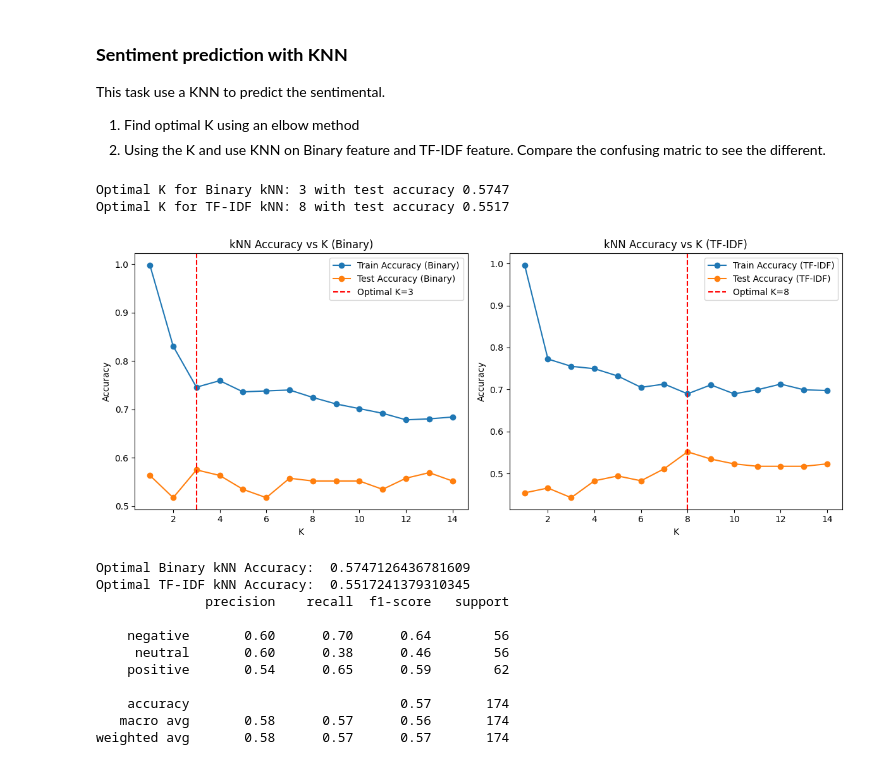
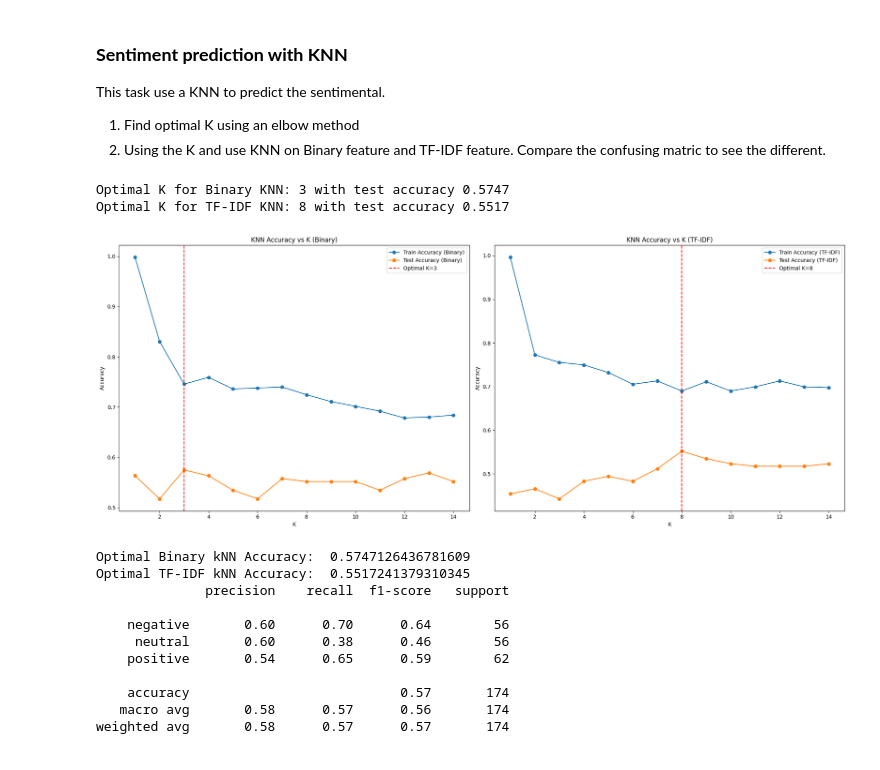
Before and after one commit to christiewong219/Team-5-CS105-Final-Project, a Jupyter notebook: Team_5_Phase_2_3_fixed.ipynb, the cells around one changed output. Cells and saved outputs as stored; diff of their text form; code cells hidden in the pictures.

```diff
--- a/Team_5_Phase_2_3_fixed.ipynb
+++ b/Team_5_Phase_2_3_fixed.ipynb
@@ -576,7 +577,7 @@ X_train_tfidf, X_test_tfidf, y_train_tfidf, y_test_tfidf = train_test_split(
     X_tfidf[mask.values], y_sentiment, test_size=0.25, random_state=RANDOM_STATE, stratify=y_sentiment
 )
 
-#Find the optimal K value for kNN using the elbow method
+#Find the optimal K value for KNN using the elbow method
 k_values = range(1, 15)
 train_accuracies_binary = []
 test_accuracies_binary = []
@@ -587,41 +588,41 @@ for k in k_values:
     knn_bin = KNeighborsClassifier(n_neighbors=k, metric='cosine')
     knn_bin.fit(X_train_bin, y_train_bin)
     train_accuracies_binary.append(knn_bin.score(X_train_bin, y_train_bin))
     test_accuracies_binary.append(knn_bin.score(X_test_bin, y_test_bin))
 
     knn_tfidf = KNeighborsClassifier(n_neighbors=k, metric='cosine')
     knn_tfidf.fit(X_train_tfidf, y_train_tfidf)
     train_accuracies_tfidf.append(knn_tfidf.score(X_train_tfidf, y_train_tfidf))
     test_accuracies_tfidf.append(knn_tfidf.score(X_test_tfidf, y_test_tfidf))
 
 optimal_k_binary = k_values[np.argmax(test_accuracies_binary)]
 optimal_k_tfidf = k_values[np.argmax(test_accuracies_tfidf)]
-print(f"Optimal K for Binary kNN: {optimal_k_binary} with test accuracy {max(test_accuracies_binary):.4f}")
-print(f"Optimal K for TF-IDF kNN: {optimal_k_tfidf} with test accuracy {max(test_accuracies_tfidf):.4f}")
+print(f"Optimal K for Binary KNN: {optimal_k_binary} with test accuracy {max(test_accuracies_binary):.4f}")
+print(f"Optimal K for TF-IDF KNN: {optimal_k_tfidf} with test accuracy {max(test_accuracies_tfidf):.4f}")
 
-plt.figure(figsize=(12, 5))
+plt.figure(figsize=(20, 8))
 plt.subplot(1, 2, 1)
 plt.plot(k_values, train_accuracies_binary, label='Train Accuracy (Binary)', marker='o')
 plt.plot(k_values, test_accuracies_binary, label='Test Accuracy (Binary)', marker='o')
 plt.axvline(optimal_k_binary, color='red', linestyle='--', label=f'Optimal K={optimal_k_binary}')
-plt.title('kNN Accuracy vs K (Binary)')
+plt.title('KNN Accuracy vs K (Binary)')
 plt.xlabel('K')
 plt.ylabel('Accuracy')
 plt.legend()
 plt.subplot(1, 2, 2)
 plt.plot(k_values, train_accuracies_tfidf, label='Train Accuracy (TF-IDF)', marker='o')
 plt.plot(k_values, test_accuracies_tfidf, label='Test Accuracy (TF-IDF)', marker='o')
 plt.axvline(optimal_k_tfidf, color='red', linestyle='--', label=f'Optimal K={optimal_k_tfidf}')
-plt.title('kNN Accuracy vs K (TF-IDF)')
+plt.title('KNN Accuracy vs K (TF-IDF)')
 plt.xlabel('K')
 plt.ylabel('Accuracy')
 plt.legend()
 plt.tight_layout()
 plt.show()
 # %% [output]
-Optimal K for Binary kNN: 3 with test accuracy 0.5747
-Optimal K for TF-IDF kNN: 8 with test accuracy 0.5517
+Optimal K for Binary KNN: 3 with test accuracy 0.5747
+Optimal K for TF-IDF KNN: 8 with test accuracy 0.5517
-[figure, old version]
+[figure, new version]
 # %%
 # Evaluate the optimal kNN models with the best K values
 knn_bin_optimal = KNeighborsClassifier(n_neighbors=optimal_k_binary, metric='cosine')
```
Also changed, not shown: parts of 11 cells of this notebook.
